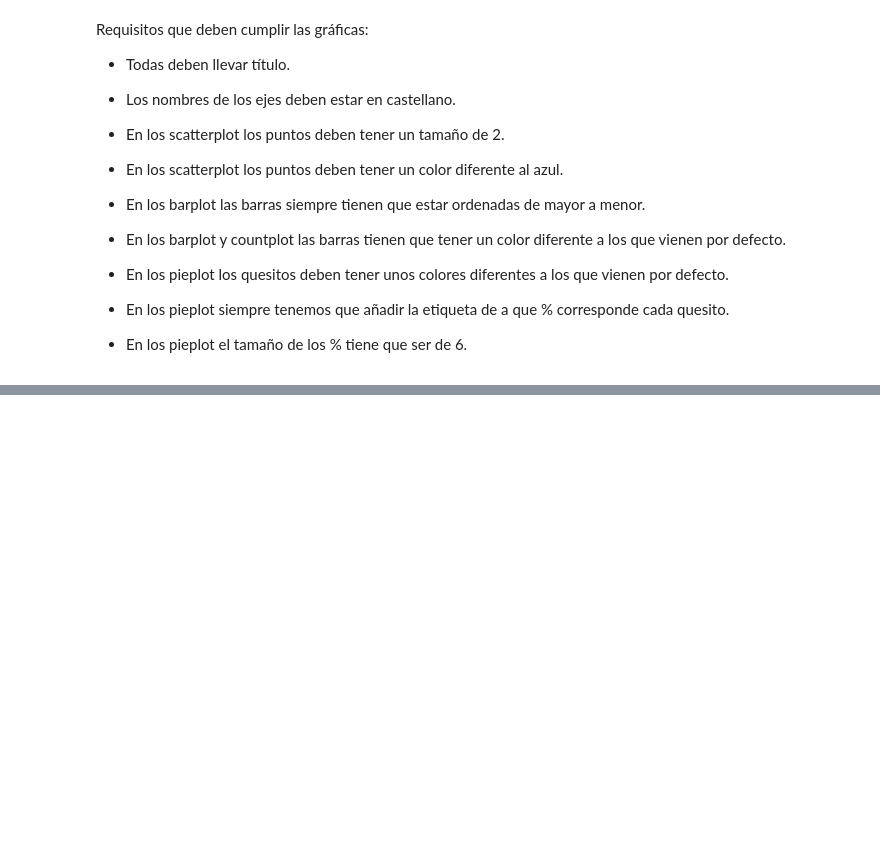
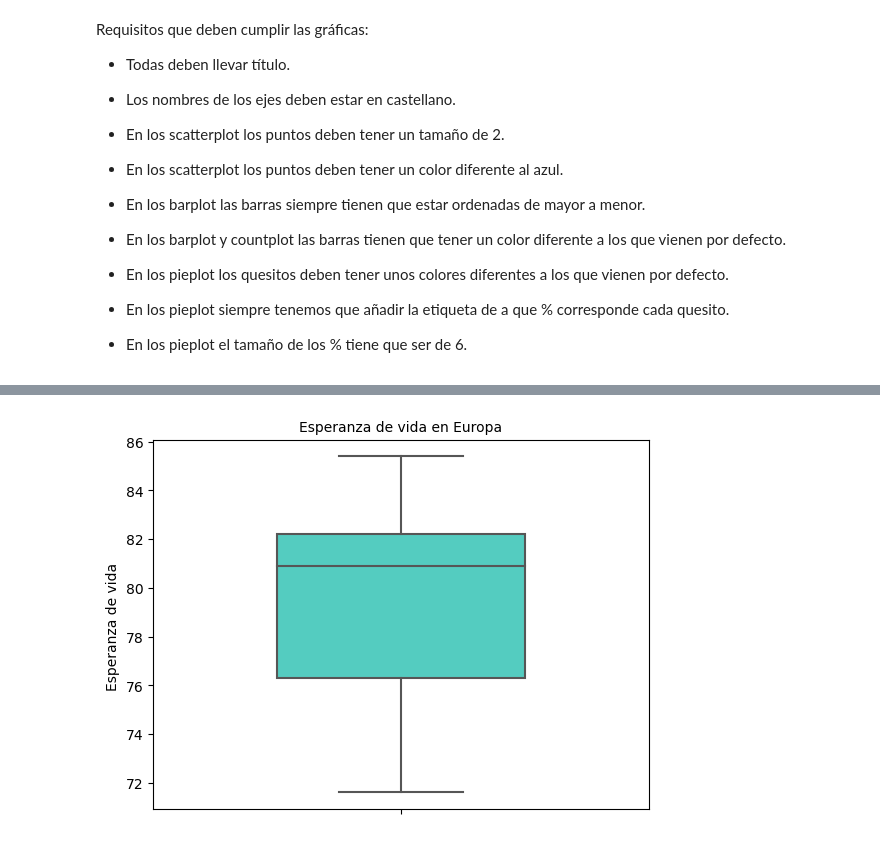
Before and after one commit to rebeca-enma/promoG-modulo3-sprint1-pairprogramming-Rebeca-Raquel, a Jupyter notebook: pair_visualizacion.ipynb, the cells around one changed output, grey strips where cells are left out. Cells and saved outputs as stored; diff of their text form; code cells hidden in the pictures; blank space fills up the shorter version.

```diff
--- a/pair_visualizacion.ipynb
+++ b/pair_visualizacion.ipynb
@@ -74,0 +147,5 @@ Requisitos que deben cumplir las gráficas:
+# %%
+# 4. ¿Cuál es la mediana de la esperanza de vida en Europa? Proporciona un rango intercuartil aproximado y verifica si existen valores atípicos.
+
+df_paises2 = df.loc[df["continent"] == "Europe"]
+df_paises2.head()
@@ -74,0 +159,13 @@ Requisitos que deben cumplir las gráficas:
+# %%
+sns.boxplot(y = "life_expectancy",
+            data = df_paises2,
+            width = 0.5,
+            color = "turquoise")
+
+
+plt.ylabel("Esperanza de vida ")
+plt.title("Esperanza de vida en Europa", fontsize = 10);
+
+# La esperanza de vida esta entorno a los 80 años
+# %% [output]
+[figure, added]
```
Also changed, not shown: parts of 16 cells of this notebook.
